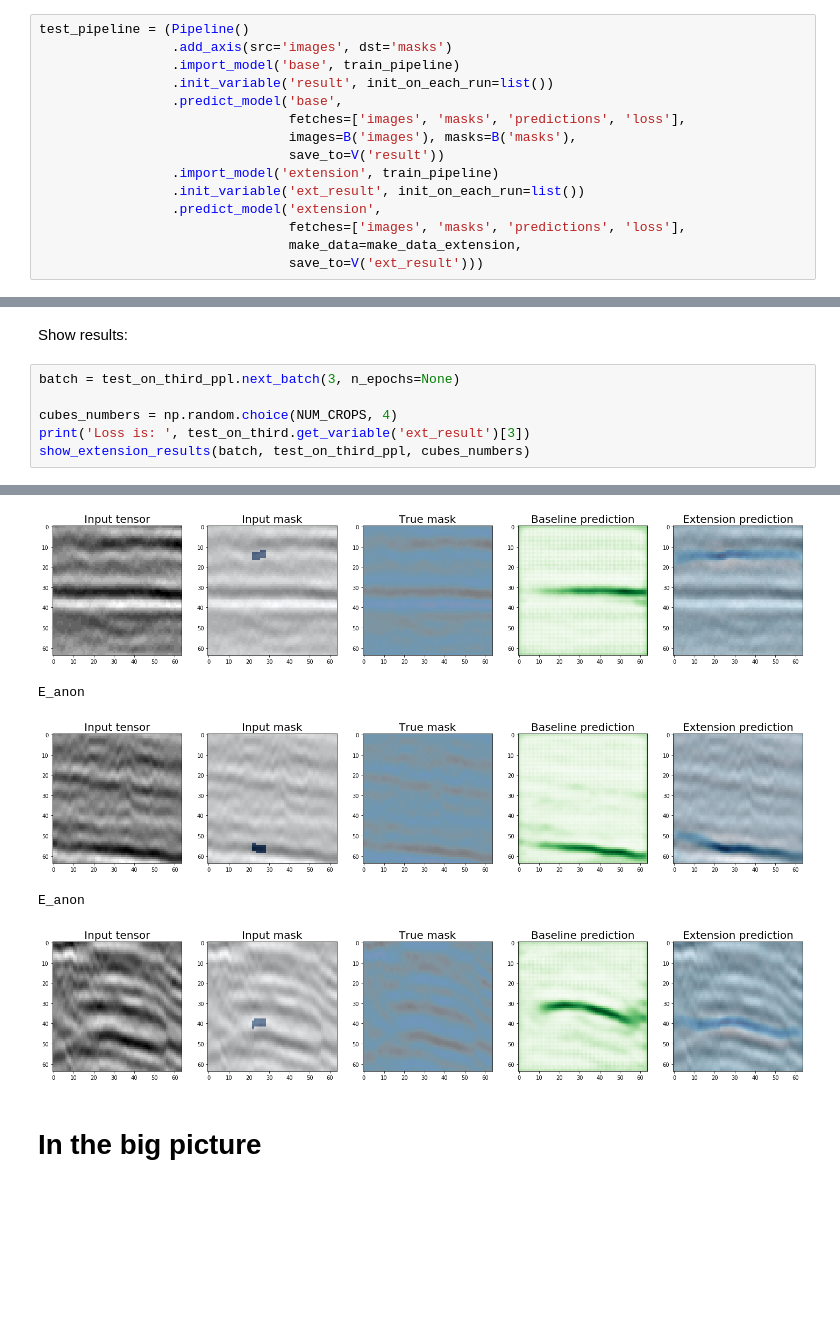
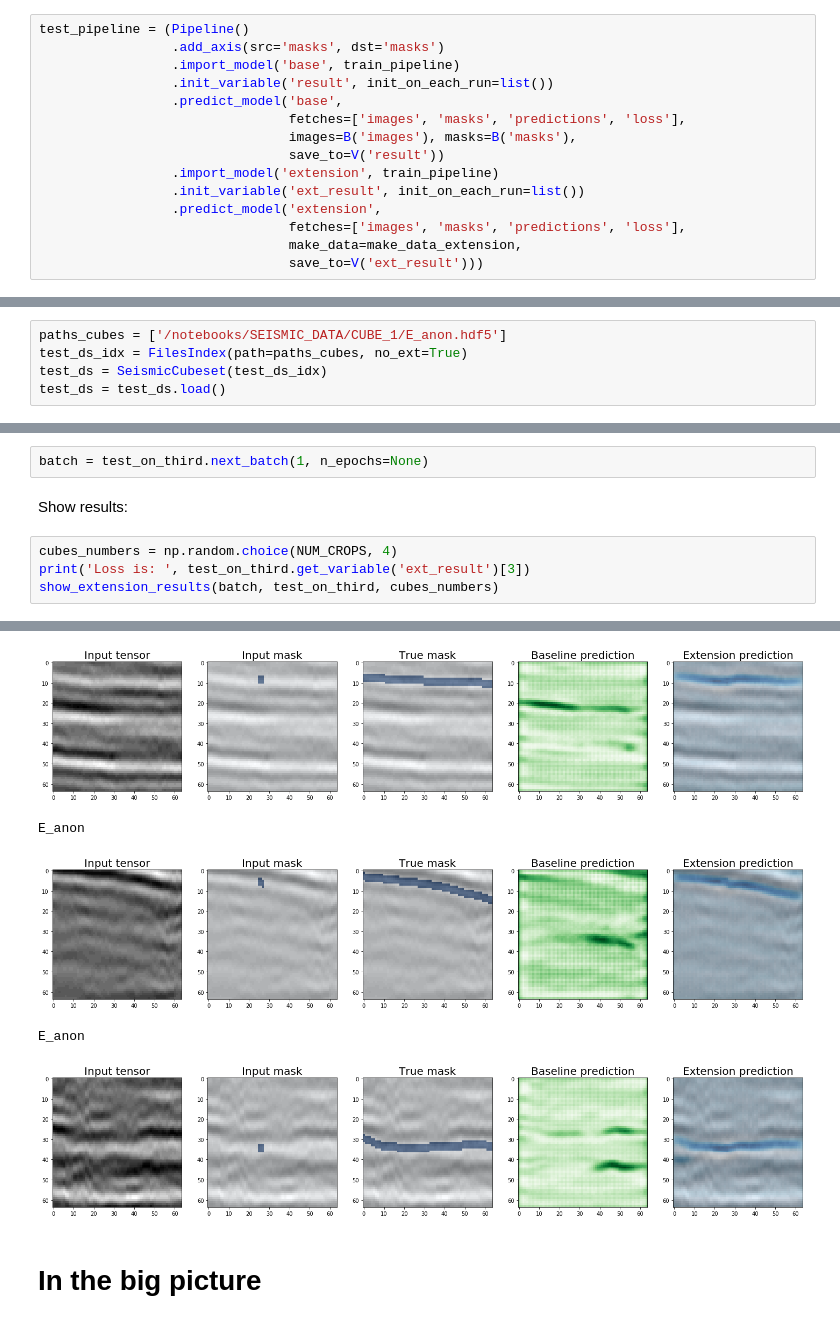
Before and after one commit to sadaqatali2027/seismiqb-1, a Jupyter notebook: models/Horizons_extension.ipynb, the cells around one changed output, grey strips where cells are left out. Drawn from its saved outputs; the diff is of its cells as text; blank space fills up the shorter version.

```diff
--- a/models/Horizons_extension.ipynb
+++ b/models/Horizons_extension.ipynb
@@ -239,7 +275,7 @@ In this part we will take a look at the segmentation results of our models on tw
 Define `test_pipeline` that imports models from `train_pipeline` and runs `predict_model`
 # %%
 test_pipeline = (Pipeline()
-                 .add_axis(src='images', dst='masks')
+                 .add_axis(src='masks', dst='masks')
                  .import_model('base', train_pipeline)
                  .init_variable('result', init_on_each_run=list())
                  .predict_model('base',
@@ -282,5 +318,10 @@ P_cube
 ### Test on new cube
 # %% [markdown]
 Load Cube_1 that wasn't used during the training:
+# %%
+paths_cubes = ['/notebooks/SEISMIC_DATA/CUBE_1/E_anon.hdf5']
+test_ds_idx = FilesIndex(path=paths_cubes, no_ext=True)
+test_ds = SeismicCubeset(test_ds_idx)
+test_ds = test_ds.load()
 # %%
 predict_pipeline = (Pipeline()
@@ -297,9 +341,9 @@ test_on_third = (preprocessing + test_pipeline) << test_ds
+# %%
+batch = test_on_third.next_batch(1, n_epochs=None)
 # %% [markdown]
 Show results:
 # %%
-batch = test_on_third_ppl.next_batch(3, n_epochs=None)
-
 cubes_numbers = np.random.choice(NUM_CROPS, 4)
 print('Loss is: ', test_on_third.get_variable('ext_result')[3])
-show_extension_results(batch, test_on_third_ppl, cubes_numbers)
+show_extension_results(batch, test_on_third, cubes_numbers)
 # %% [output]
@@ -309,9 +353,9 @@ E_anon
 E_anon
-[figure, old version]
+[figure, new version]
 E_anon
-[figure, old version]
+[figure, new version]
 E_anon
-[figure, old version]
+[figure, new version]
 # %% [markdown]
 # In the big picture
 # %% [markdown]
```
Also changed, not shown: parts of 27 cells of this notebook.
